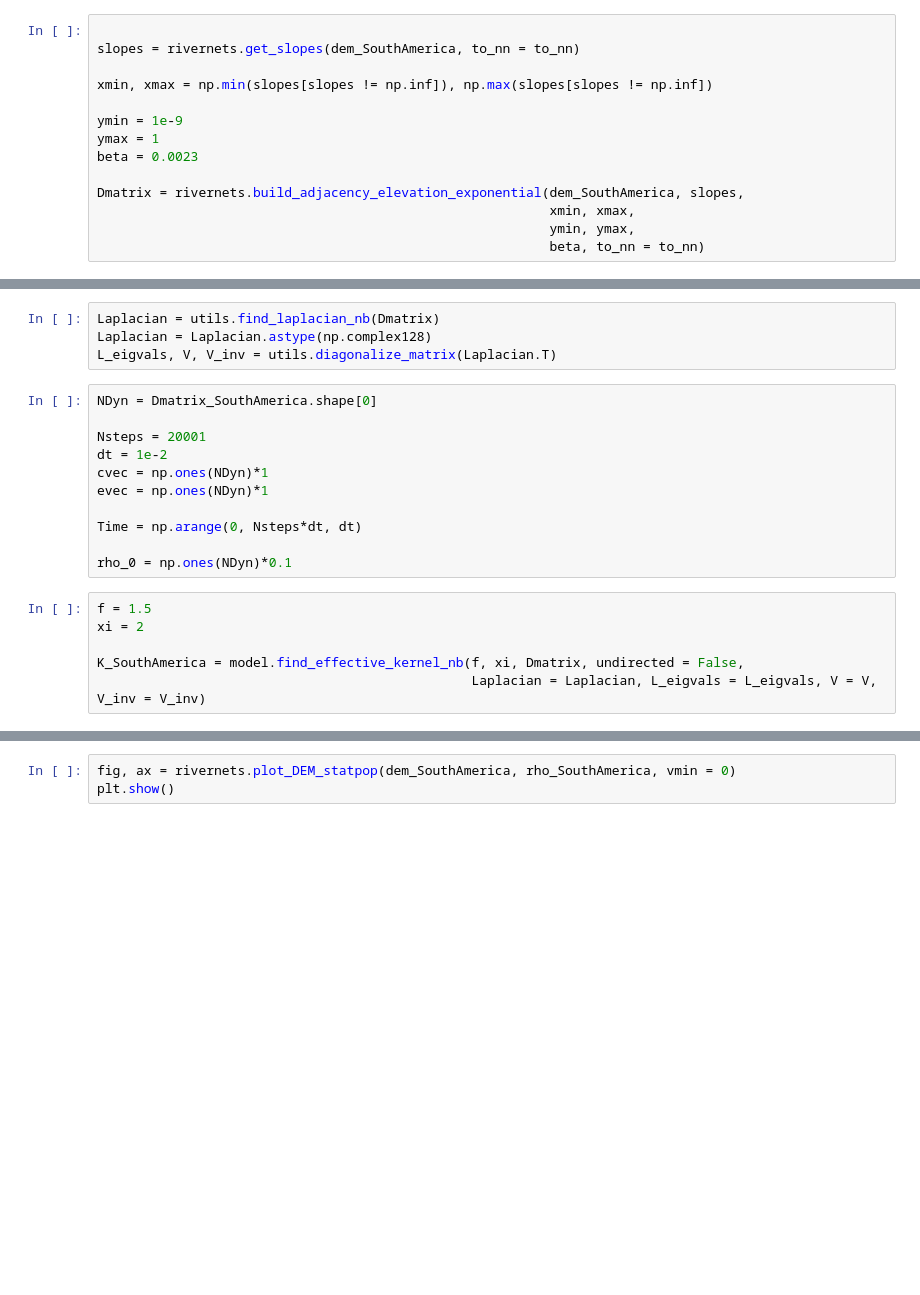
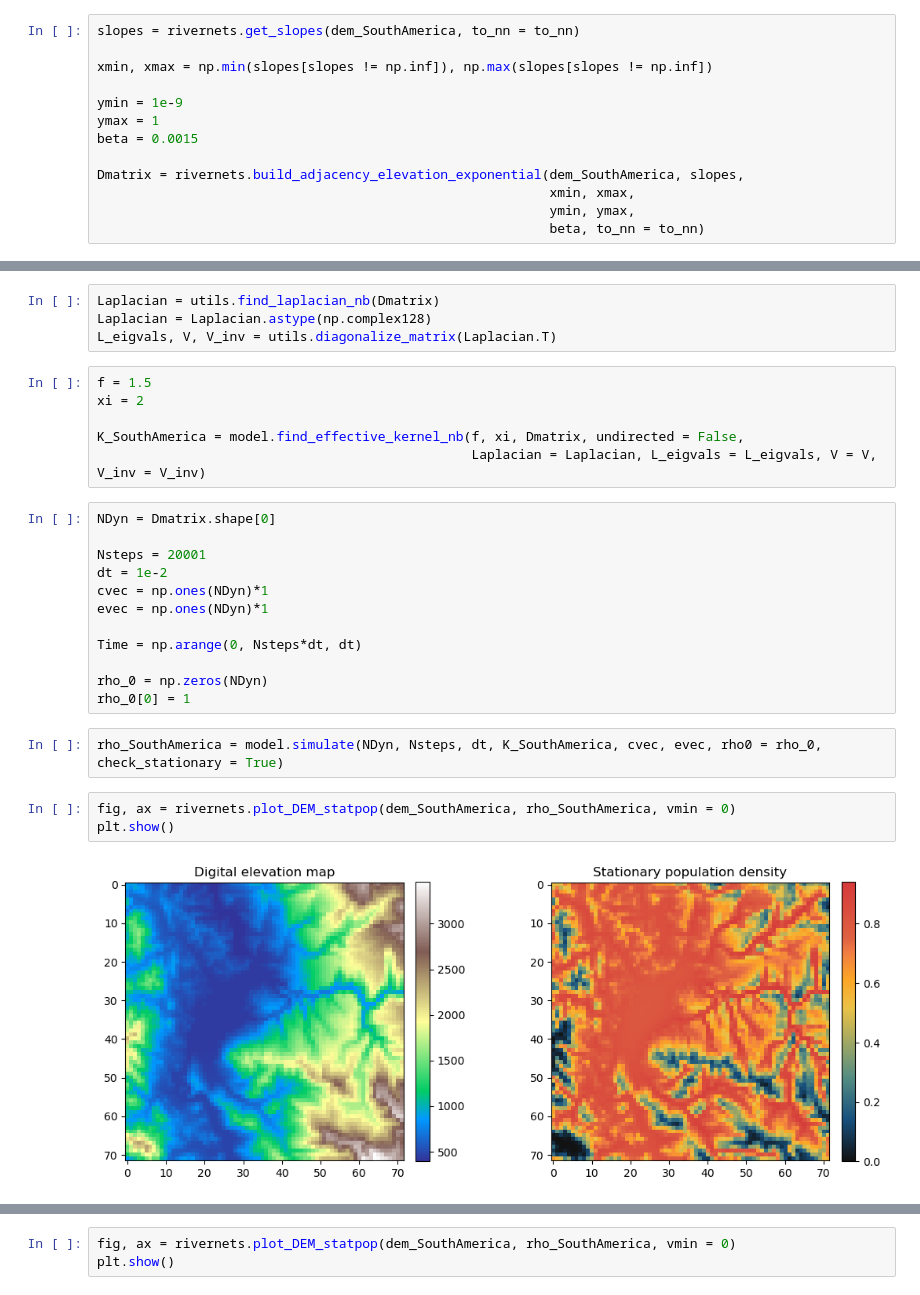
Before and after one commit to giorgionicoletti/MicroscopicDispersalModel, a Jupyter notebook: example_notebooks/TopographicLandscapes.ipynb, the cells around one changed output, grey strips where cells are left out. Cells and saved outputs as stored; diff of their text form; blank space fills up the shorter version.

```diff
--- a/example_notebooks/TopographicLandscapes.ipynb
+++ b/example_notebooks/TopographicLandscapes.ipynb
@@ -34,14 +34,13 @@ plt.show()
 # %% [output]
 [figure]
 # %%
-
 slopes = rivernets.get_slopes(dem_SouthAmerica, to_nn = to_nn)
 
 xmin, xmax = np.min(slopes[slopes != np.inf]), np.max(slopes[slopes != np.inf])
 
 ymin = 1e-9
 ymax = 1
-beta = 0.0023
+beta = 0.0015
 
 Dmatrix = rivernets.build_adjacency_elevation_exponential(dem_SouthAmerica, slopes,
                                                           xmin, xmax,
@@ -51,20 +111,28 @@ Dmatrix = rivernets.build_adjacency_elevation_exponential(dem_SouthAmerica, slop
 Laplacian = utils.find_laplacian_nb(Dmatrix)
 Laplacian = Laplacian.astype(np.complex128)
 L_eigvals, V, V_inv = utils.diagonalize_matrix(Laplacian.T)
-# %%
-NDyn = Dmatrix_SouthAmerica.shape[0]
-
-Nsteps = 20001
-dt = 1e-2
-cvec = np.ones(NDyn)*1
-evec = np.ones(NDyn)*1
-
-Time = np.arange(0, Nsteps*dt, dt)
-
-rho_0 = np.ones(NDyn)*0.1
 # %%
 f = 1.5
 xi = 2
 
 K_SouthAmerica = model.find_effective_kernel_nb(f, xi, Dmatrix, undirected = False,
                                                 Laplacian = Laplacian, L_eigvals = L_eigvals, V = V, V_inv = V_inv)
+# %%
+NDyn = Dmatrix.shape[0]
+
+Nsteps = 20001
+dt = 1e-2
+cvec = np.ones(NDyn)*1
+evec = np.ones(NDyn)*1
+
+Time = np.arange(0, Nsteps*dt, dt)
+
+rho_0 = np.zeros(NDyn)
+rho_0[0] = 1
+# %%
+rho_SouthAmerica = model.simulate(NDyn, Nsteps, dt, K_SouthAmerica, cvec, evec, rho0 = rho_0, check_stationary = True)
+# %%
+fig, ax = rivernets.plot_DEM_statpop(dem_SouthAmerica, rho_SouthAmerica, vmin = 0)
+plt.show()
+# %% [output]
+[figure, added]
```
Also changed, not shown: parts of 23 cells of this notebook, 3 other files.
